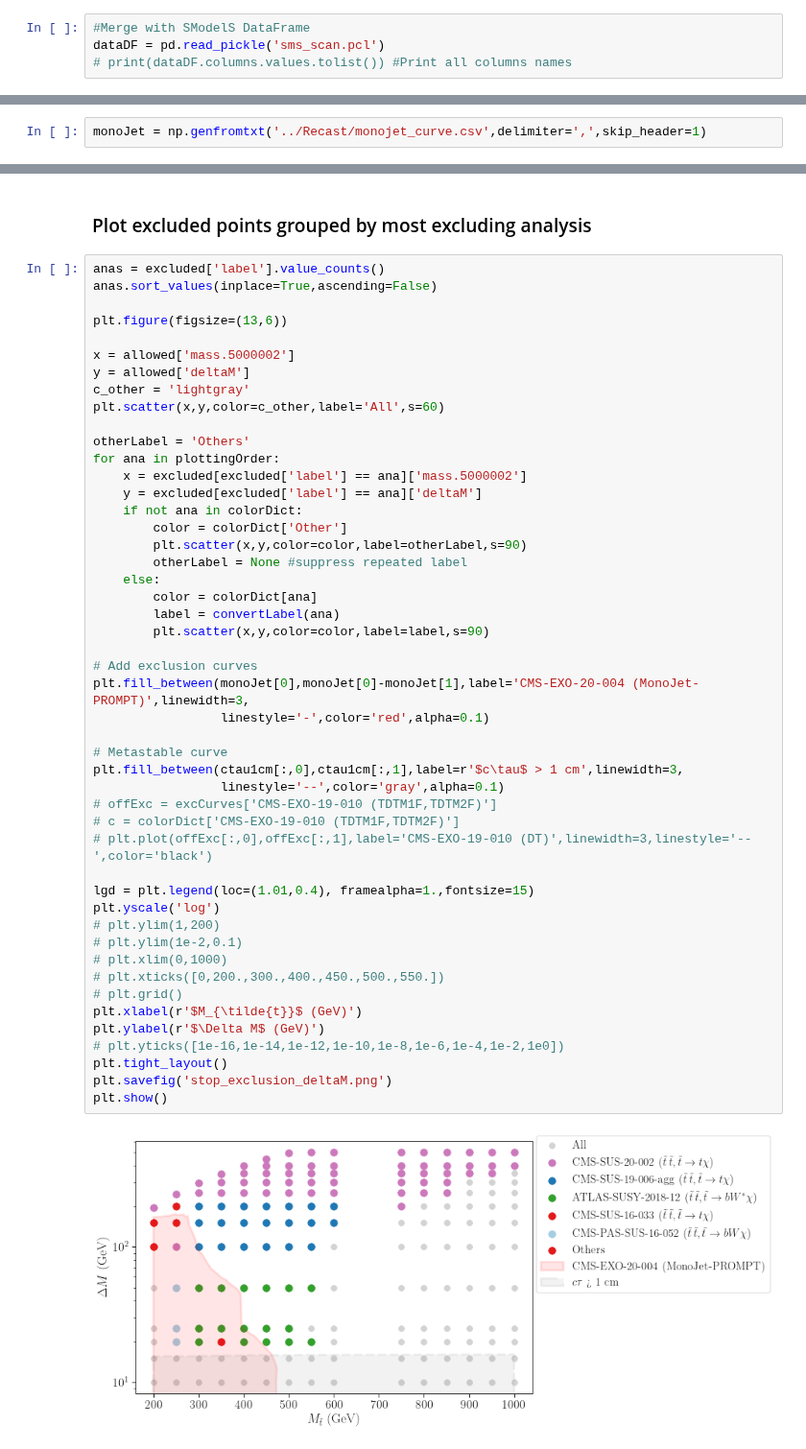
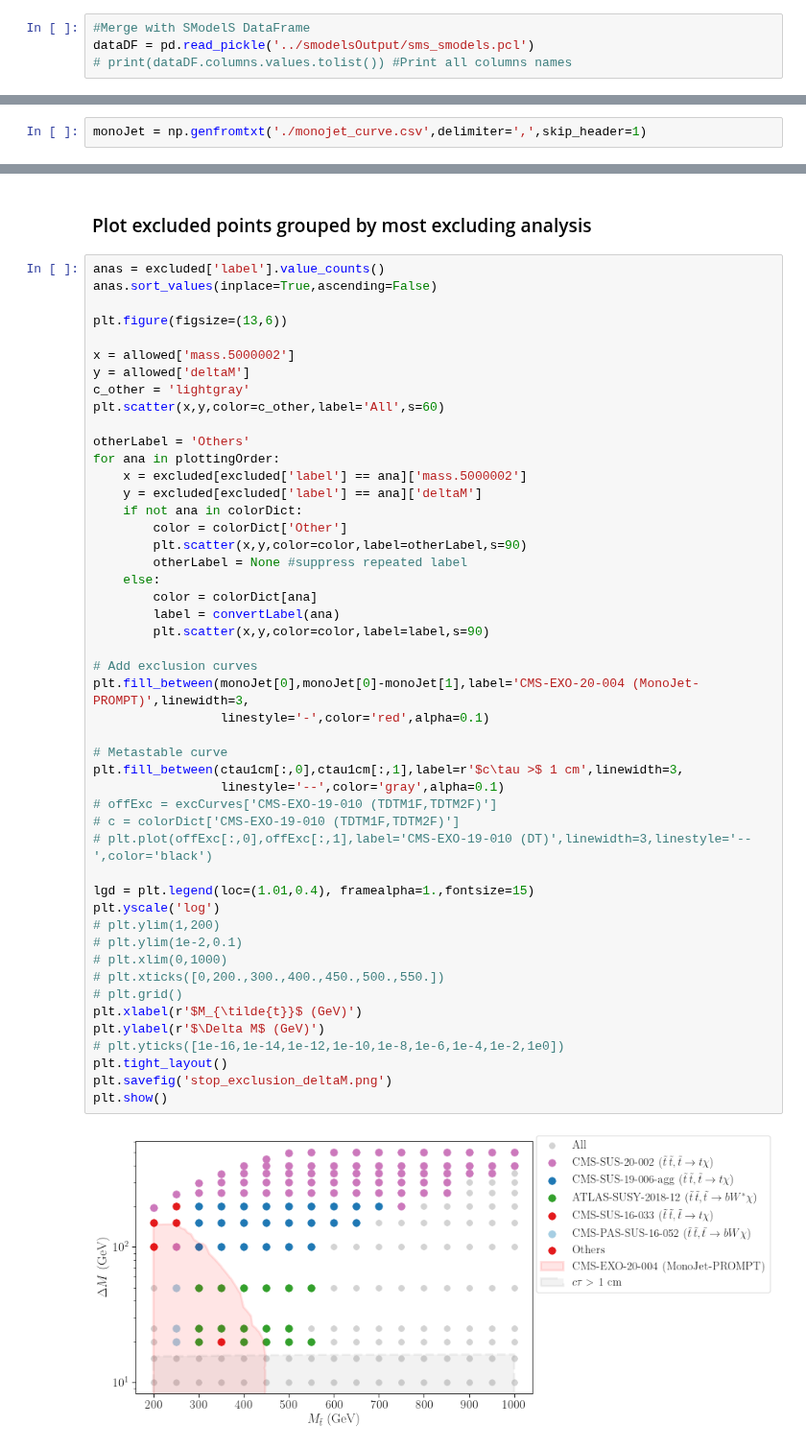
Before and after one commit to andlessa/SMStoEFT, a Jupyter notebook: notebooks/plots-SModelSScan.ipynb, the cells around one changed output, grey strips where cells are left out. Shown at 96% size. Saved outputs shown, nothing was run; the diff lists cells and outputs as text.

```diff
--- a/notebooks/plots-SModelSScan.ipynb
+++ b/notebooks/plots-SModelSScan.ipynb
@@ -51,7 +51,7 @@ def convertLabel(label):
     return newlabel
 # %%
 #Merge with SModelS DataFrame
-dataDF = pd.read_pickle('sms_scan.pcl')
+dataDF = pd.read_pickle('../smodelsOutput/sms_smodels.pcl')
 # print(dataDF.columns.values.tolist()) #Print all columns names
 # %% [markdown]
 #### Set r = 0 for points with no results
@@ -136,7 +136,7 @@ for ana in excluded['label'].unique():
 # %% [markdown]
 ### Get monojet exclusion curve
 # %%
-monoJet = np.genfromtxt('../Recast/monojet_curve.csv',delimiter=',',skip_header=1)
+monoJet = np.genfromtxt('./monojet_curve.csv',delimiter=',',skip_header=1)
 # %%
 from itertools import product
 from scipy.interpolate import griddata
@@ -203,32 +203,32 @@ for ana in plottingOrder:
         otherLabel = None #suppress repeated label
     else:
         color = colorDict[ana]
         label = convertLabel(ana)
         plt.scatter(x,y,color=color,label=label,s=90)
 
 # Add exclusion curves
 plt.fill_between(monoJet[0],monoJet[0]-monoJet[1],label='CMS-EXO-20-004 (MonoJet-PROMPT)',linewidth=3,
                  linestyle='-',color='red',alpha=0.1)
 
 # Metastable curve
-plt.fill_between(ctau1cm[:,0],ctau1cm[:,1],label=r'$c\tau$ > 1 cm',linewidth=3,
+plt.fill_between(ctau1cm[:,0],ctau1cm[:,1],label=r'$c\tau >$ 1 cm',linewidth=3,
                  linestyle='--',color='gray',alpha=0.1)
 # offExc = excCurves['CMS-EXO-19-010 (TDTM1F,TDTM2F)']
 # c = colorDict['CMS-EXO-19-010 (TDTM1F,TDTM2F)']
 # plt.plot(offExc[:,0],offExc[:,1],label='CMS-EXO-19-010 (DT)',linewidth=3,linestyle='--',color='black')
 
 lgd = plt.legend(loc=(1.01,0.4), framealpha=1.,fontsize=15)
 plt.yscale('log')
 # plt.ylim(1,200)
 # plt.ylim(1e-2,0.1)
 # plt.xlim(0,1000)
 # plt.xticks([0,200.,300.,400.,450.,500.,550.])
 # plt.grid()
 plt.xlabel(r'$M_{\tilde{t}}$ (GeV)')
 plt.ylabel(r'$\Delta M$ (GeV)')
 # plt.yticks([1e-16,1e-14,1e-12,1e-10,1e-8,1e-6,1e-4,1e-2,1e0])
 plt.tight_layout()
 plt.savefig('stop_exclusion_deltaM.png')
 plt.show()
 # %% [output]
-[figure, old version]
+[figure, new version]
```
Also changed, not shown: parts of 3 cells of this notebook, 9 other files.
